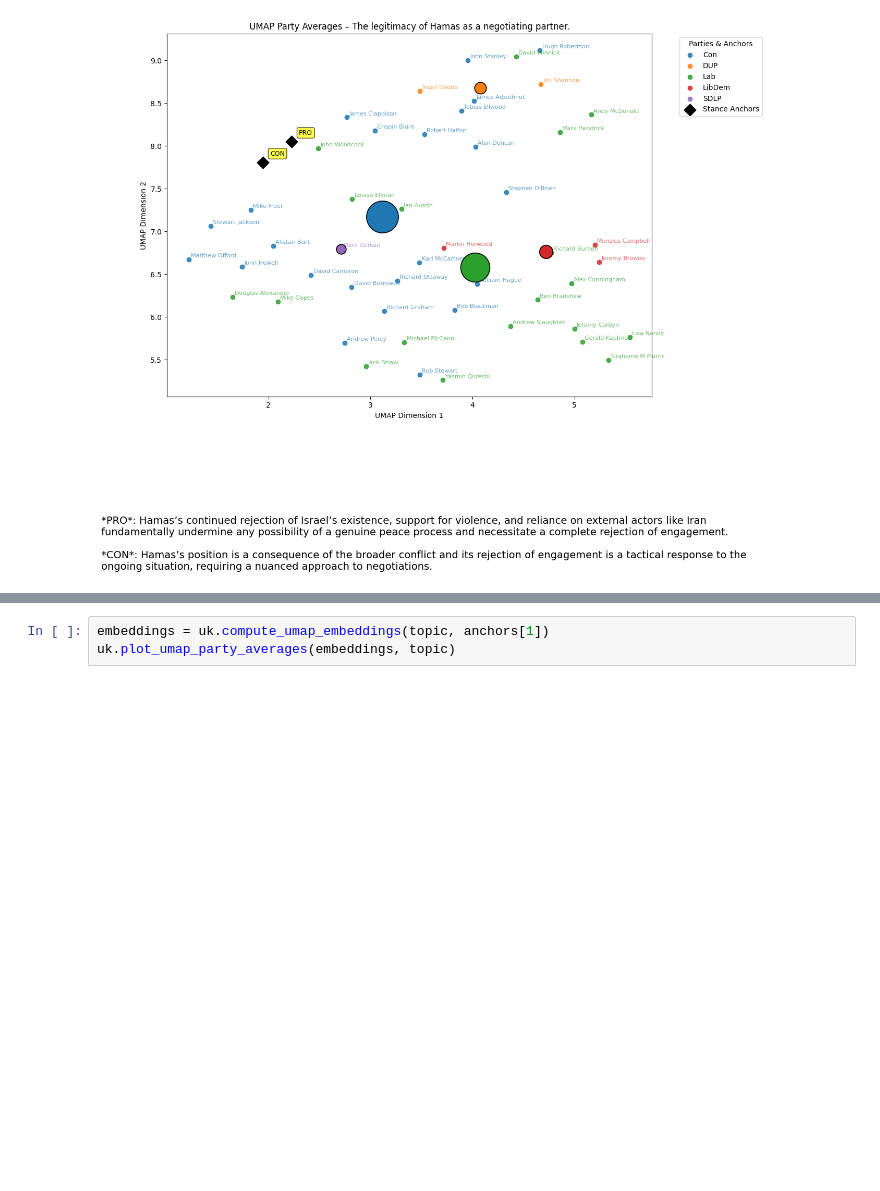
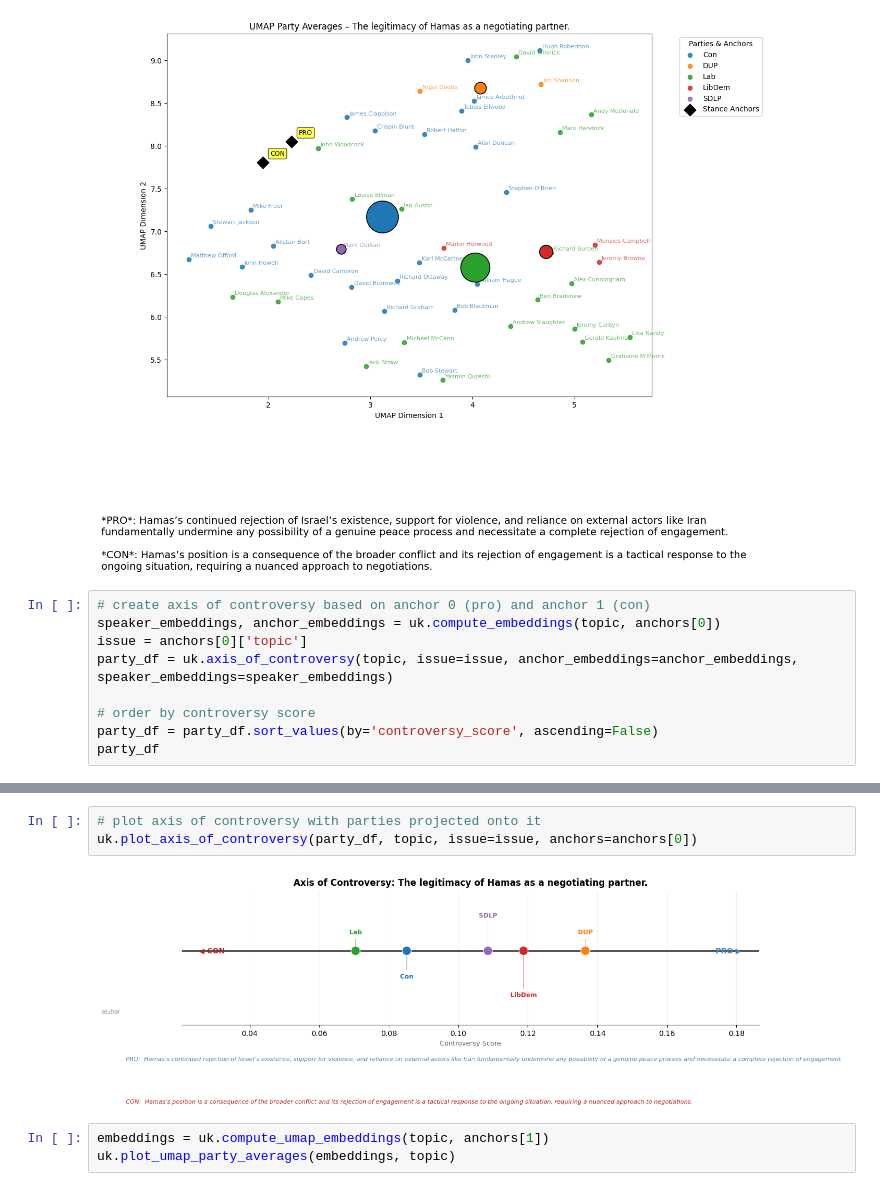
Before and after one commit to fedefraschio/stance-detection-uk-parliament, a Jupyter notebook: notebooks/stance_detection.ipynb, the cells around one changed output, grey strips where cells are left out. Drawn from its saved outputs; the diff is of its cells as text; blank space fills up the shorter version.

Commit message:
plotted axis of controversy

```diff
--- a/notebooks/stance_detection.ipynb
+++ b/notebooks/stance_detection.ipynb
@@ -192,3 +192,12 @@ uk.plot_umap_party_averages(embeddings, topic)
 # %% [output]
 Computing UMAP embeddings for topic: Gaza
 [figure]
+# %%
+# create axis of controversy based on anchor 0 (pro) and anchor 1 (con)
+speaker_embeddings, anchor_embeddings = uk.compute_embeddings(topic, anchors[0])
+issue = anchors[0]['topic']
+party_df = uk.axis_of_controversy(topic, issue=issue, anchor_embeddings=anchor_embeddings, speaker_embeddings=speaker_embeddings)
+
+# order by controversy score
+party_df = party_df.sort_values(by='controversy_score', ascending=False)
+party_df
@@ -195,3 +213,8 @@ Computing UMAP embeddings for topic: Gaza
+# %%
+# plot axis of controversy with parties projected onto it
+uk.plot_axis_of_controversy(party_df, topic, issue=issue, anchors=anchors[0])
+# %% [output]
+[figure, added]
 # %%
 embeddings = uk.compute_umap_embeddings(topic, anchors[1])
 uk.plot_umap_party_averages(embeddings, topic)
```
Also changed, not shown: parts of 23 cells of this notebook, 1 other file.
